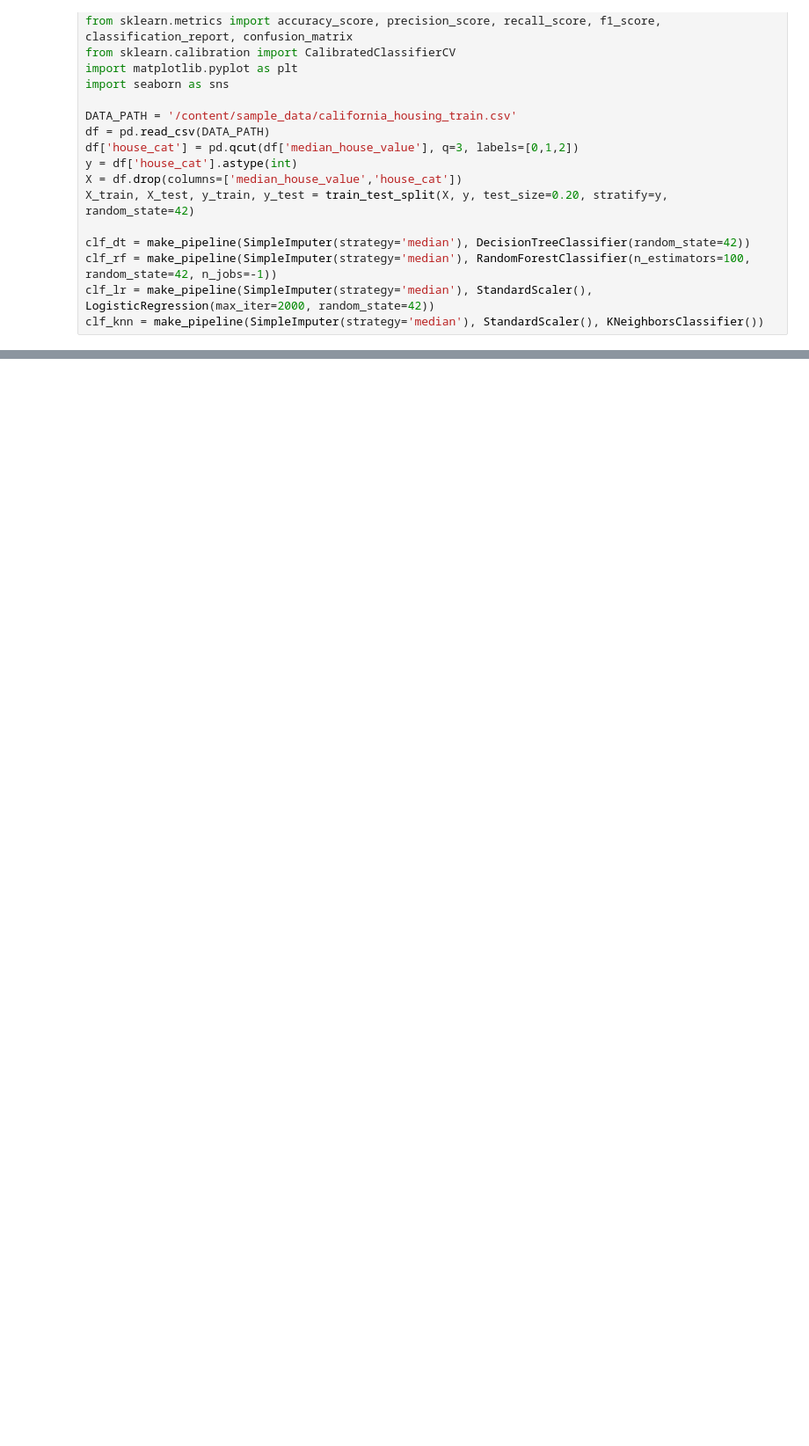
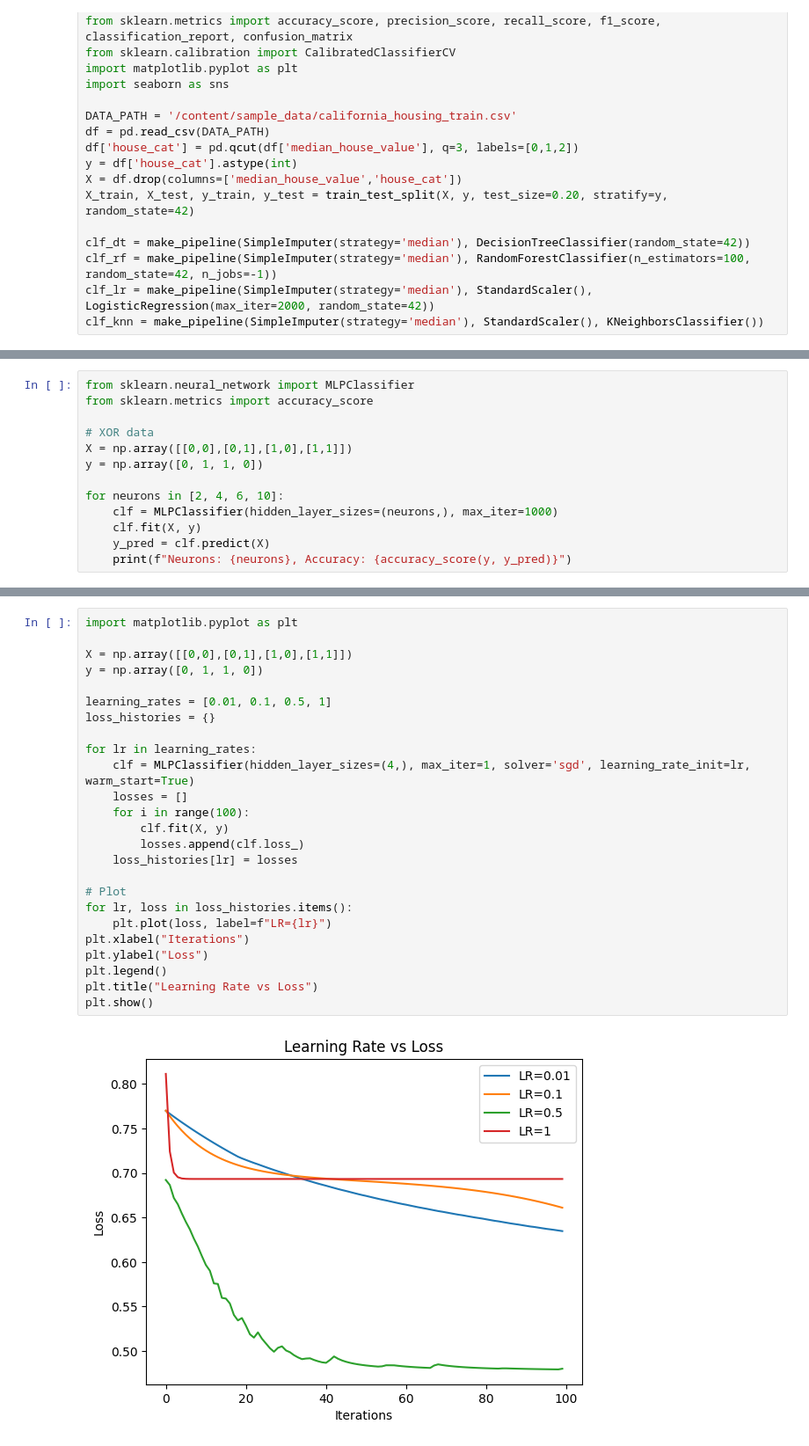
Before and after one commit to V4T5AV/ML, a Jupyter notebook: ML.ipynb, the cells around one changed output, grey strips where cells are left out. Shown at 88% size. Saved outputs shown, nothing was run; the diff lists cells and outputs as text; blank space fills up the shorter version.

```diff
--- a/ML.ipynb
+++ b/ML.ipynb
@@ -1036,0 +881,13 @@ plt.show()
+# %%
+from sklearn.neural_network import MLPClassifier
+from sklearn.metrics import accuracy_score
+
+# XOR data
+X = np.array([[0,0],[0,1],[1,0],[1,1]])
+y = np.array([0, 1, 1, 0])
+
+for neurons in [2, 4, 6, 10]:
+    clf = MLPClassifier(hidden_layer_sizes=(neurons,), max_iter=1000)
+    clf.fit(X, y)
+    y_pred = clf.predict(X)
+    print(f"Neurons: {neurons}, Accuracy: {accuracy_score(y, y_pred)}")
@@ -1036,0 +932,27 @@ plt.show()
+# %%
+import matplotlib.pyplot as plt
+
+X = np.array([[0,0],[0,1],[1,0],[1,1]])
+y = np.array([0, 1, 1, 0])
+
+learning_rates = [0.01, 0.1, 0.5, 1]
+loss_histories = {}
+
+for lr in learning_rates:
+    clf = MLPClassifier(hidden_layer_sizes=(4,), max_iter=1, solver='sgd', learning_rate_init=lr, warm_start=True)
+    losses = []
+    for i in range(100):
+        clf.fit(X, y)
+        losses.append(clf.loss_)
+    loss_histories[lr] = losses
+
+# Plot
+for lr, loss in loss_histories.items():
+    plt.plot(loss, label=f"LR={lr}")
+plt.xlabel("Iterations")
+plt.ylabel("Loss")
+plt.legend()
+plt.title("Learning Rate vs Loss")
+plt.show()
+# %% [output]
+[figure, added]
```
Also changed, not shown: parts of 53 cells of this notebook.
